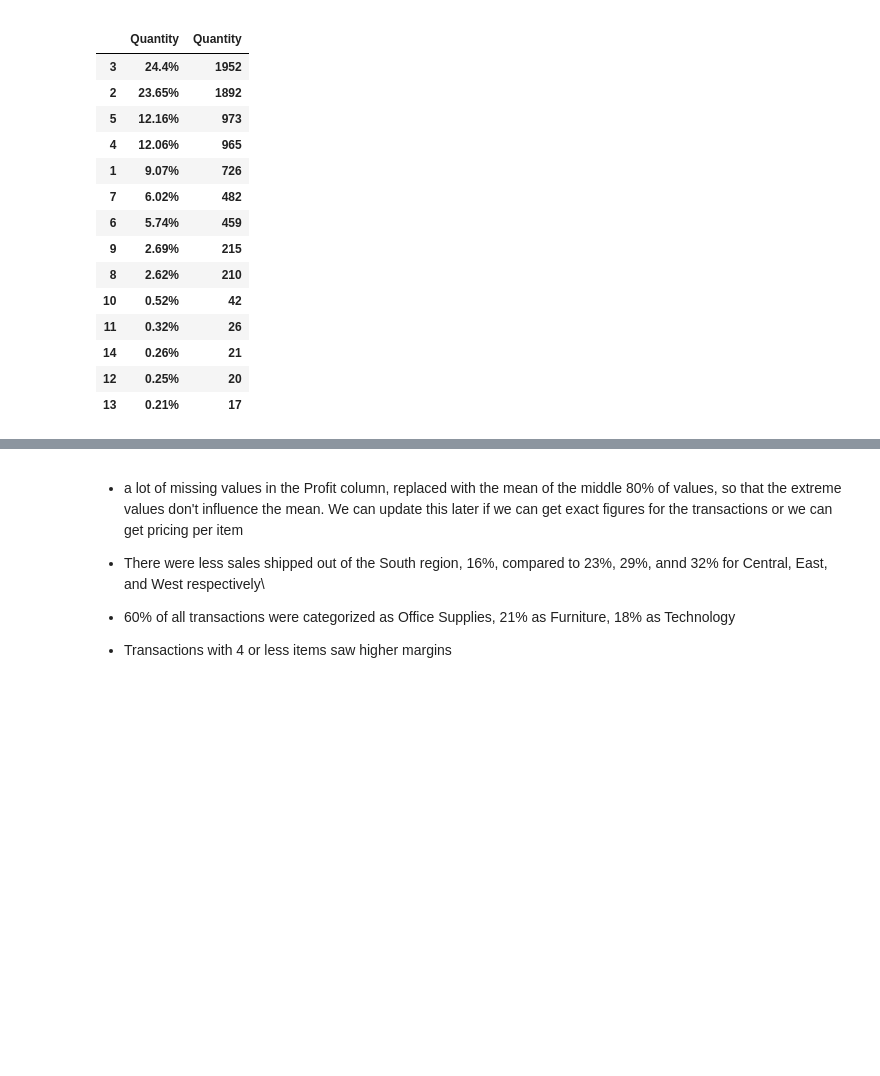
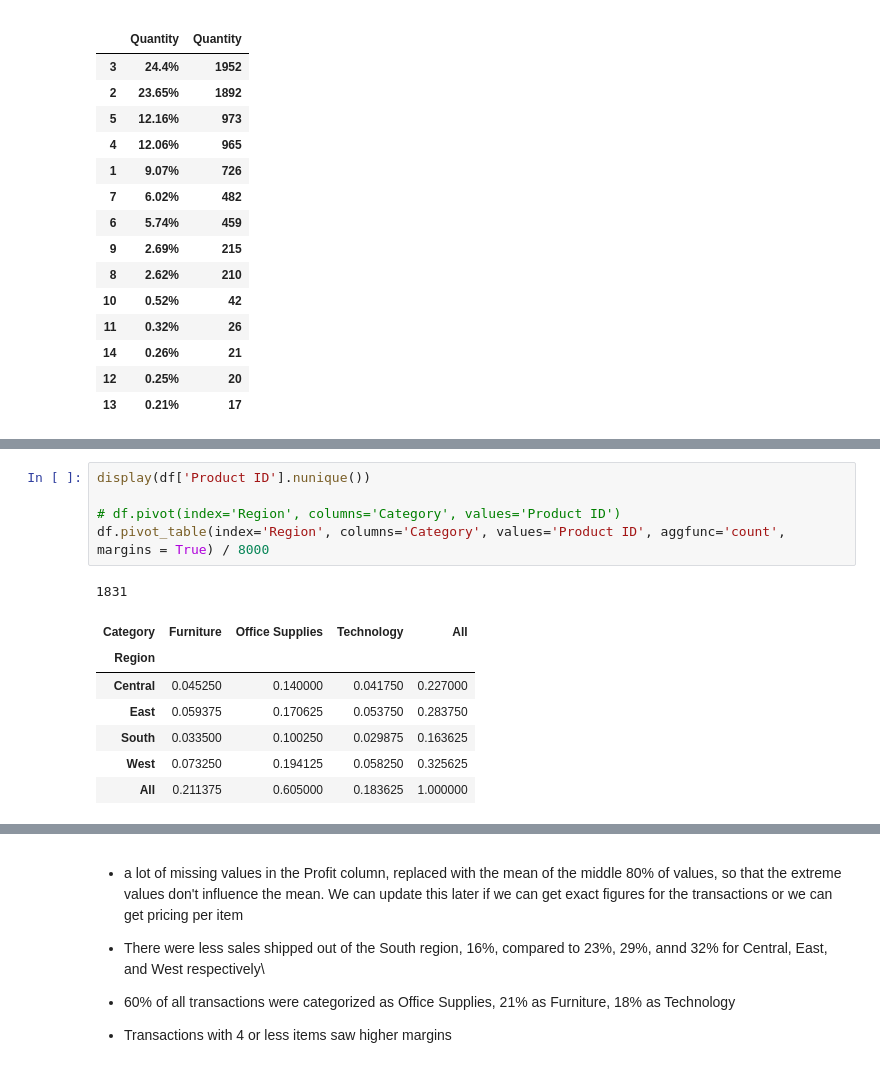
Before and after one commit to WickedoneC/Misc, a Jupyter notebook: DC_DAP/Untitled.ipynb, the cells around one changed output, grey strips where cells are left out. Saved outputs shown, nothing was run; the diff lists cells and outputs as text; blank space fills up the shorter version.

```diff
--- a/DC_DAP/Untitled.ipynb
+++ b/DC_DAP/Untitled.ipynb
@@ -550,0 +706,14 @@ prettyTable(df, 'Quantity')
+# %%
+display(df['Product ID'].nunique())
+
+# df.pivot(index='Region', columns='Category', values='Product ID')
+df.pivot_table(index='Region', columns='Category', values='Product ID', aggfunc='count', margins = True) / 8000
+# %% [output]
+1831
+| Category | Furniture | Office Supplies | Technology | All |
+| Region |  |  |  |  |
+| Central | 0.045250 | 0.140000 | 0.041750 | 0.227000 |
+| East | 0.059375 | 0.170625 | 0.053750 | 0.283750 |
+| South | 0.033500 | 0.100250 | 0.029875 | 0.163625 |
+| West | 0.073250 | 0.194125 | 0.058250 | 0.325625 |
+| All | 0.211375 | 0.605000 | 0.183625 | 1.000000 |
```
Also changed, not shown: parts of 21 cells of this notebook.
